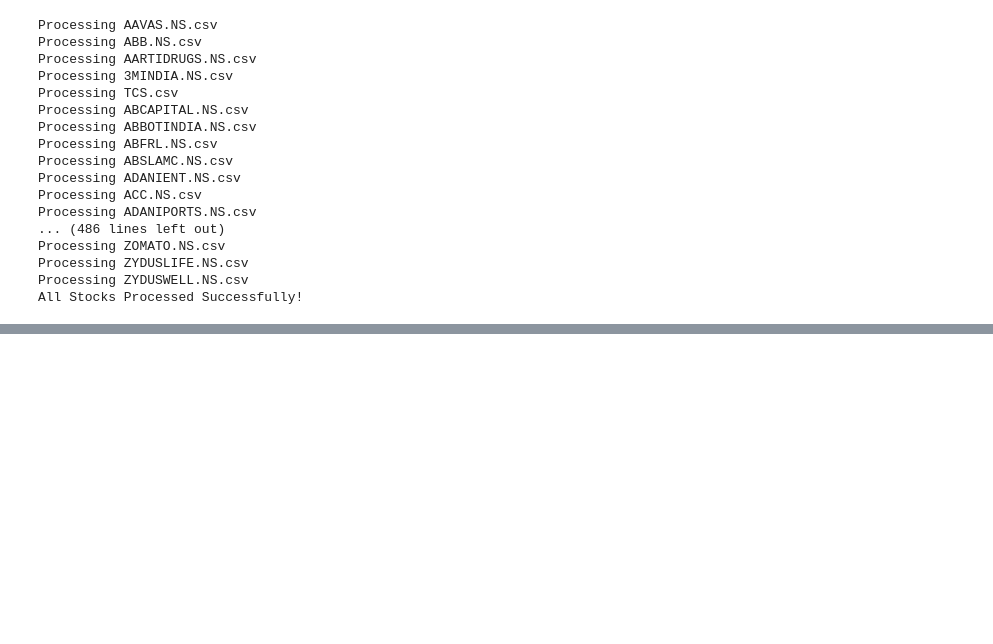
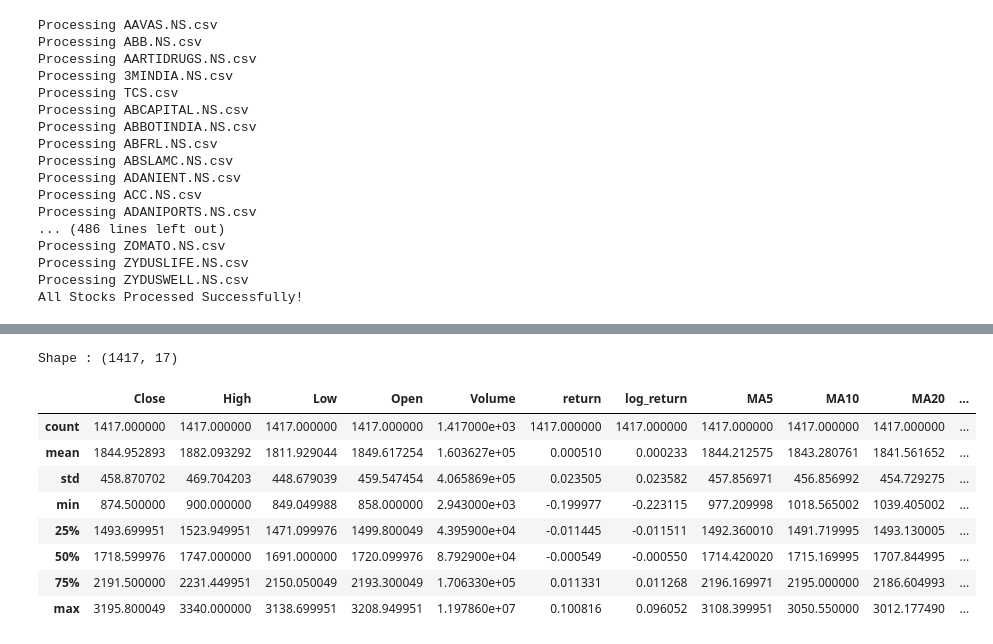
Before and after one commit to adityab-tech/Prism, a Jupyter notebook: W2_Prism.ipynb, the cells around one changed output, grey strips where cells are left out. Saved outputs shown, nothing was run; the diff lists cells and outputs as text; code cells hidden in the pictures; blank space fills up the shorter version.

```diff
--- a/W2_Prism.ipynb
+++ b/W2_Prism.ipynb
@@ -631,0 +663,9 @@ All Stocks Processed Successfully!
+# %%
+sample = pd.read_csv(
+    os.path.join(
+        processed_path,
+        "AAVAS.NS_processed.csv"
+    )
+)
+
+sample.head()
@@ -631,0 +708,16 @@ All Stocks Processed Successfully!
+# %%
+print("Shape :", sample.shape)
+# %% [output]
+Shape : (1417, 17)
+# %%
+sample.describe()
+# %% [output]
+|  | Close | High | Low | Open | Volume | return | log_return | MA5 | MA10 | MA20 | ... |
+| count | 1417.000000 | 1417.000000 | 1417.000000 | 1417.000000 | 1.417000e+03 | 1417.000000 | 1417.000000 | 1417.000000 | 1417.000000 | 1417.000000 | ... |
+| mean | 1844.952893 | 1882.093292 | 1811.929044 | 1849.617254 | 1.603627e+05 | 0.000510 | 0.000233 | 1844.212575 | 1843.280761 | 1841.561652 | ... |
+| std | 458.870702 | 469.704203 | 448.679039 | 459.547454 | 4.065869e+05 | 0.023505 | 0.023582 | 457.856971 | 456.856992 | 454.729275 | ... |
+| min | 874.500000 | 900.000000 | 849.049988 | 858.000000 | 2.943000e+03 | -0.199977 | -0.223115 | 977.209998 | 1018.565002 | 1039.405002 | ... |
+| 25% | 1493.699951 | 1523.949951 | 1471.099976 | 1499.800049 | 4.395900e+04 | -0.011445 | -0.011511 | 1492.360010 | 1491.719995 | 1493.130005 | ... |
+| 50% | 1718.599976 | 1747.000000 | 1691.000000 | 1720.099976 | 8.792900e+04 | -0.000549 | -0.000550 | 1714.420020 | 1715.169995 | 1707.844995 | ... |
+| 75% | 2191.500000 | 2231.449951 | 2150.050049 | 2193.300049 | 1.706330e+05 | 0.011331 | 0.011268 | 2196.169971 | 2195.000000 | 2186.604993 | ... |
+| max | 3195.800049 | 3340.000000 | 3138.699951 | 3208.949951 | 1.197860e+07 | 0.100816 | 0.096052 | 3108.399951 | 3050.550000 | 3012.177490 | ... |
```
Also changed, not shown: parts of 9 cells of this notebook.
